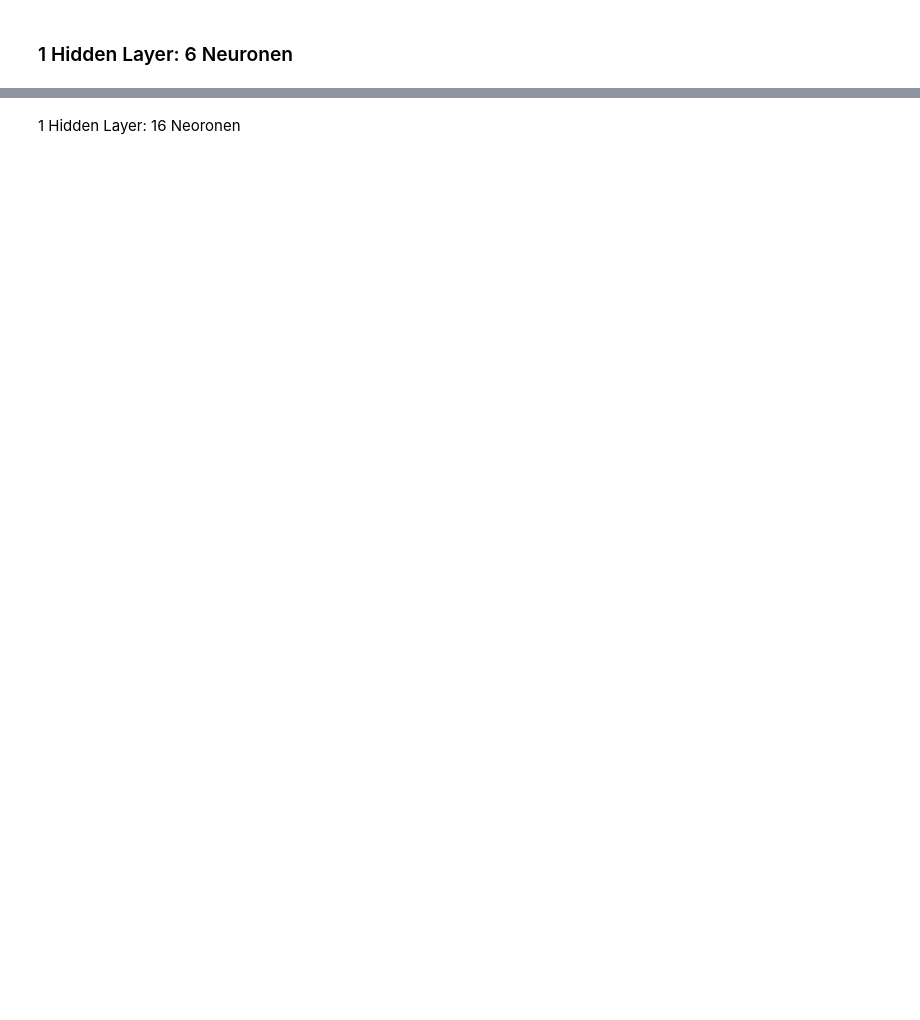
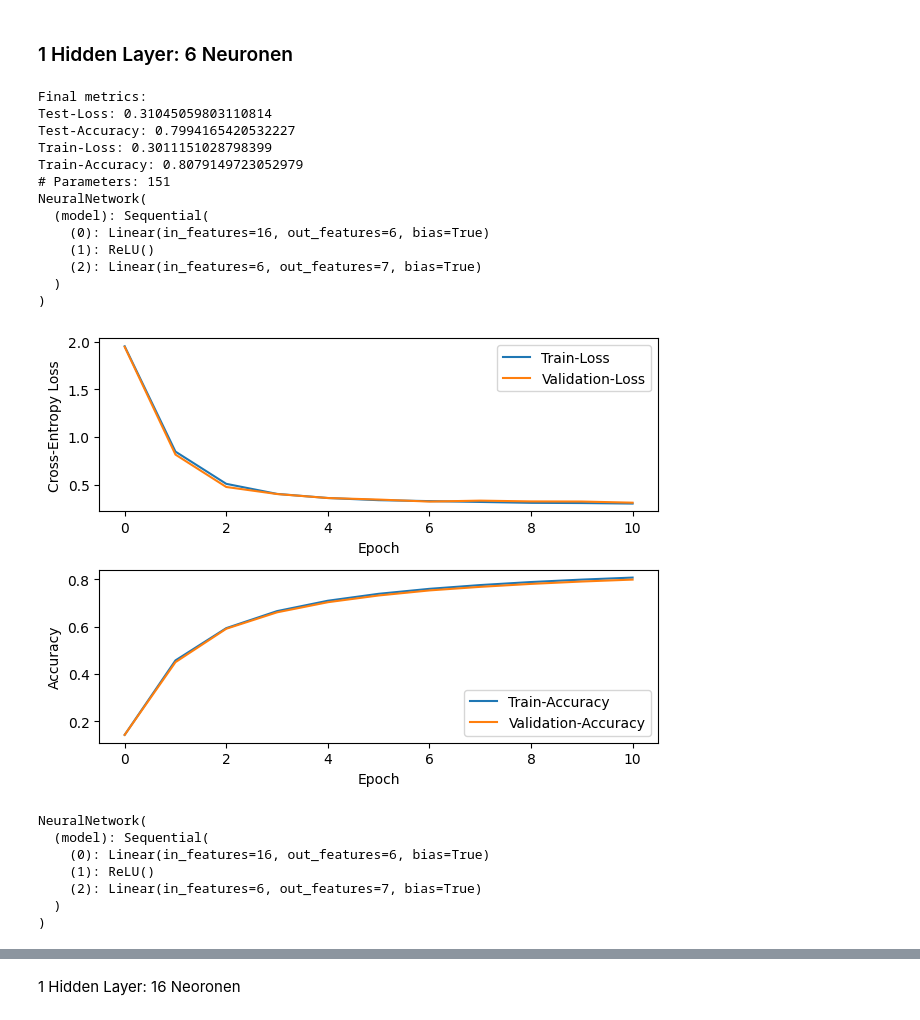
Before and after one commit to surajk222/Project_Group_Attribution_Method, a Jupyter notebook: train.ipynb, the cells around one changed output, grey strips where cells are left out. Saved outputs shown, nothing was run; the diff lists cells and outputs as text; code cells hidden in the pictures; blank space fills up the shorter version.

Commit message:
bug fix in acuracy metric

```diff
--- a/train.ipynb
+++ b/train.ipynb
@@ -127,4 +173,29 @@ NeuralNetwork(
 # %% [markdown]
 ### 1 Hidden Layer: 6 Neuronen
+# %%
+from model.training import train_model_and_visualize
+train_model_and_visualize([6])
+# %% [output]
+Final metrics:
+Test-Loss: 0.31045059803110814
+Test-Accuracy: 0.7994165420532227
+Train-Loss: 0.3011151028798399
+Train-Accuracy: 0.8079149723052979
+# Parameters: 151
+NeuralNetwork(
+  (model): Sequential(
+    (0): Linear(in_features=16, out_features=6, bias=True)
+    (1): ReLU()
+    (2): Linear(in_features=6, out_features=7, bias=True)
+  )
+)
+[figure, added]
+NeuralNetwork(
+  (model): Sequential(
+    (0): Linear(in_features=16, out_features=6, bias=True)
+    (1): ReLU()
+    (2): Linear(in_features=6, out_features=7, bias=True)
+  )
+)
 # %%
 from model.training import train_model_and_visualize
```
Also changed, not shown: parts of 14 cells of this notebook, 2 other files.
